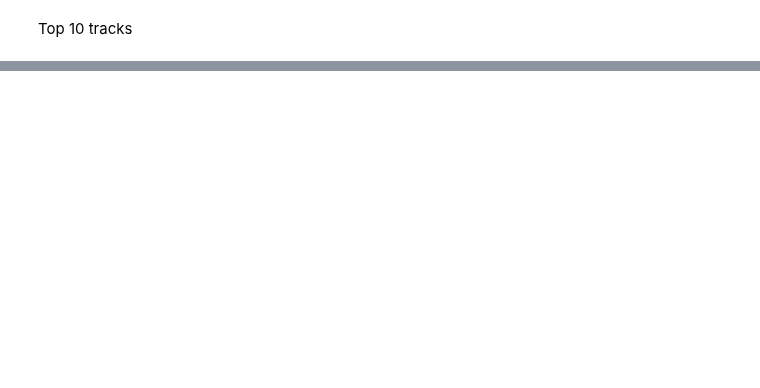
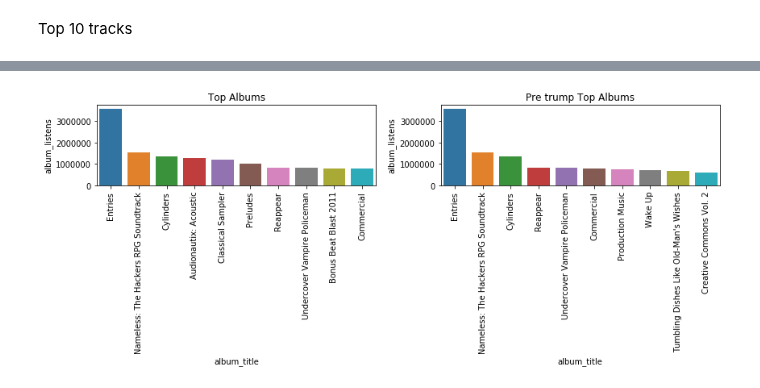
Before and after one commit to AndresMontero/Project, a Jupyter notebook: songs.ipynb, the cells around one changed output, grey strips where cells are left out. Drawn from its saved outputs; the diff is of its cells as text; code cells hidden in the pictures; blank space fills up the shorter version.

```diff
--- a/songs.ipynb
+++ b/songs.ipynb
@@ -563,17 +774,23 @@ plt.show()
 # %%
 pre_trump_albums_grouped = pre_trump.groupby(pre_trump['album_id']) \
-                          .first()[['album_title', 'album_listens']]
+                          .first()[['album_title',
+                                    'album_listens']]
 pre_trump_albums_top10 = pre_trump_albums_grouped.sort_values(by='album_listens',
-                                          ascending=False).head(10)
+                                                              ascending=False).head(10)
 
-fig, axs = plt.subplots(ncols=2,  constrained_layout=True, figsize=(12,5))
+fig, axs = plt.subplots(ncols=2, constrained_layout=True,
+                        figsize=(12,5))
 
-f1=sns.barplot(x='album_title', y= 'album_listens',data=albums_top10, ax=axs[0])
+f1=sns.barplot(x='album_title', y= 'album_listens',
+               data=albums_top10, ax=axs[0])
 f1.set_xticklabels(f1.get_xticklabels(), rotation=90)
 f1.set_title("Top Albums")
 
-f2=sns.barplot(x='album_title', y= 'album_listens',data=pre_trump_albums_top10,  ax=axs[1])
+f2=sns.barplot(x='album_title', y='album_listens',
+               data=pre_trump_albums_top10, ax=axs[1])
 f2.set_xticklabels(f2.get_xticklabels(), rotation=90)
 f2.set_title("Pre trump Top Albums")
 fig.tight_layout()
 plt.show()
+# %% [output]
+[figure, added]
```
Also changed, not shown: parts of 33 cells of this notebook.
